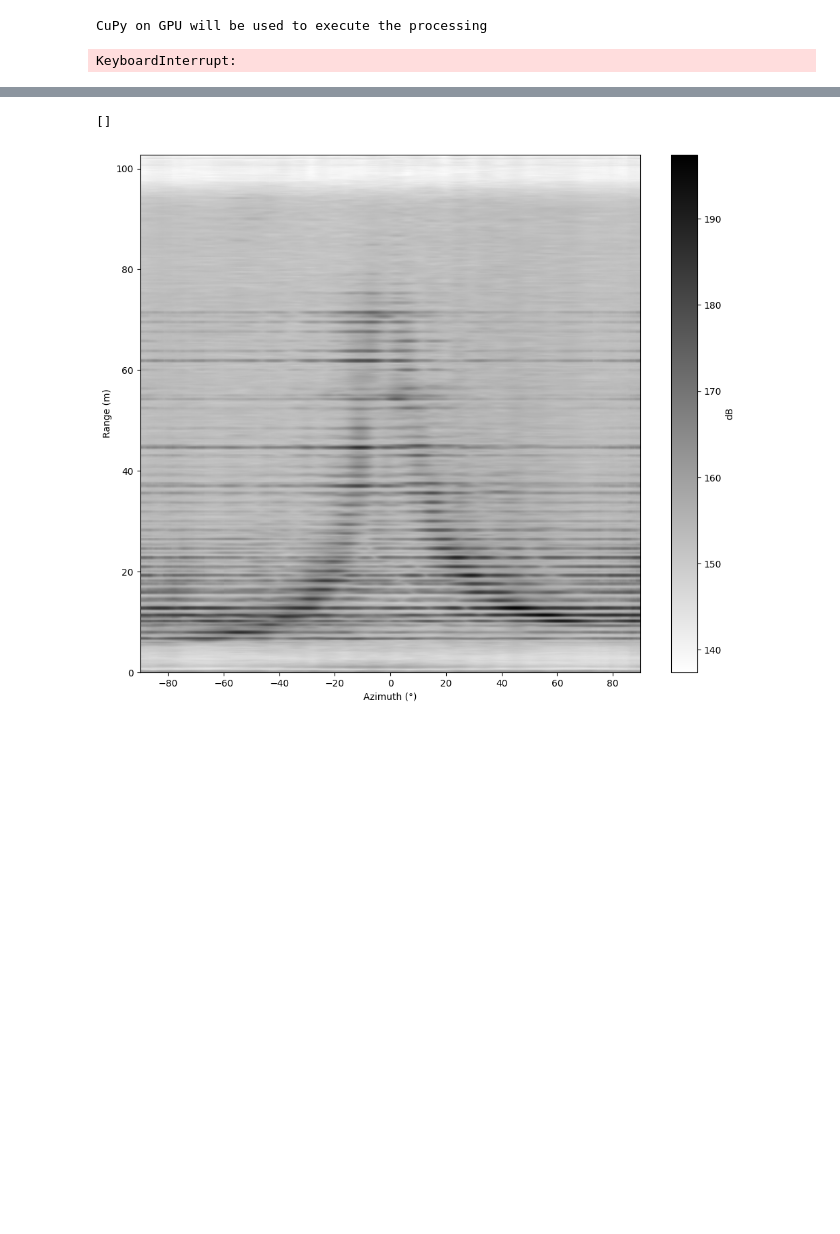
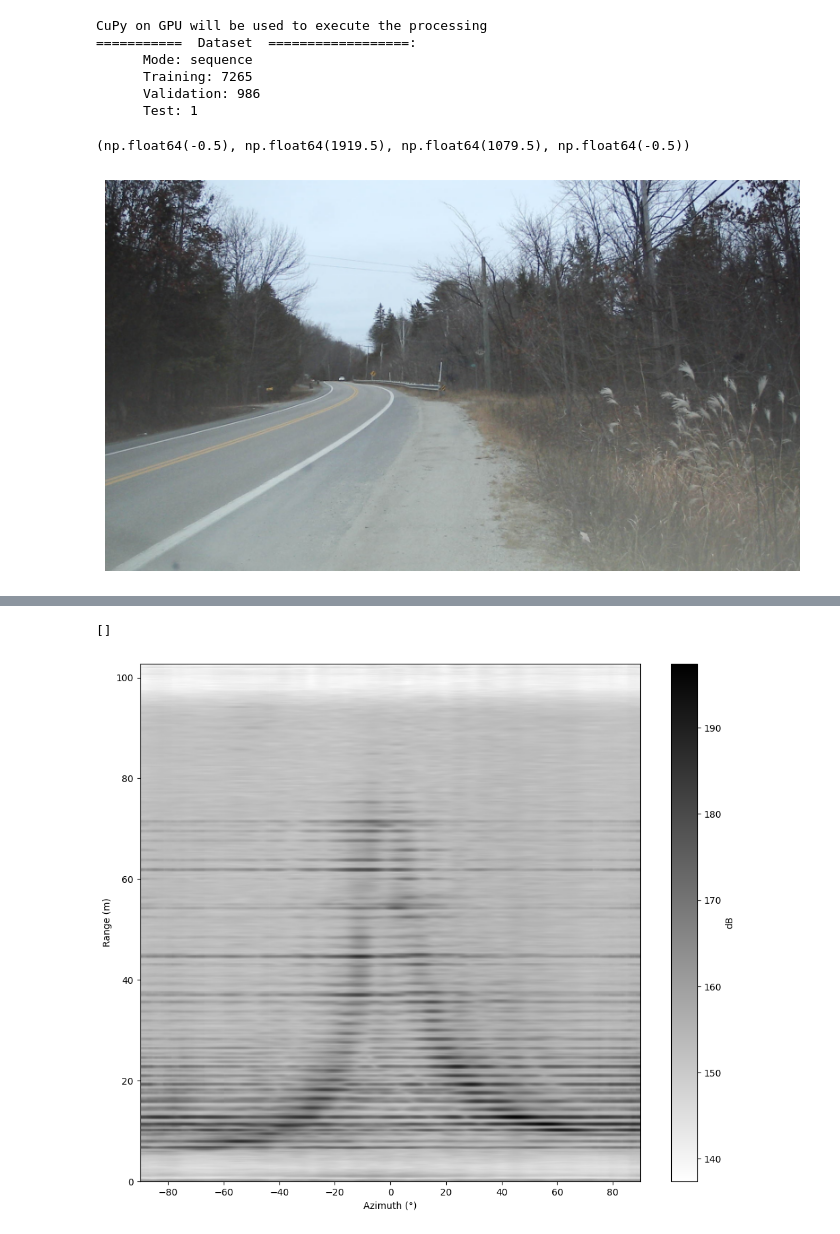
Before and after one commit to kouffsamuel/master_thesis, a Jupyter notebook: dataset/visualize.ipynb, the cells around one changed output, grey strips where cells are left out. Saved outputs shown, nothing was run; the diff lists cells and outputs as text; code cells hidden in the pictures; blank space fills up the shorter version.

```diff
--- a/dataset/visualize.ipynb
+++ b/dataset/visualize.ipynb
@@ -75,44 +75,44 @@ config = {
 enc = ra_encoder(geometry = config['dataset']['geometry'],
                         statistics = config['dataset']['statistics'],
                         regression_layer = 2)
 
 dataset = RADIal(root_dir = config['dataset']['root_dir'],
                         statistics= config['dataset']['statistics'],
                         encoder=enc.encode,
                         difficult=True,perform_FFT=config['data_mode'])
-root_folder = '/Benson_DATA3/Public/RADIal/raw_sequences/RECORD@2020-11-22_12.45.05'
+root_folder = '/Benson_DATA3/Public/RADIal/raw_sequences/RECORD@2020-11-22_12.25.47'
 db = SyncReader(root_folder,tolerance=20000, silent=True)
 
 RSP = RadarSignalProcessing('/home/skouff/RADIal/SignalProcessing/CalibrationTable.npy',method='RA',device='cuda',lib='CuPy')
-sample = db.GetSensorData(18)
+sample = db.GetSensorData(0)
 ra= RSP.run(sample['radar_ch0']['data'],sample['radar_ch1']['data'],sample['radar_ch2']['data'],sample['radar_ch3']['data'])
+
 
 # Find the corresponding item in the dataset
 train_loader, val_loader, test_loader = CreateDataLoaders(dataset,config['dataloader'],config['seed'])
 
 for data in test_loader:
     radar_FFT = data[0]
     segmap = data[1]
     out_label = data[2]
-    box_labels = data[3]
+    box_labels = data[3][0]
     image = data[4]
     break
 
 frame = cv2.cvtColor(sample['camera']['data'], cv2.COLOR_BGR2RGB)
 
 fig, ax = plt.subplots(figsize=(10, 10))
 ax.imshow(frame)
 ax.axis('off')
-box = box_labels
-for box in box_labels:
-    if box[0] == -1 :
-        break
-    rect = Rectangle(box[6:8],(box[8]-box[6]),(box[9]-box[7]),linewidth=3, edgecolor='r', facecolor='none')
-    ax.add_patch(rect)
-ax.axis('off')
 # %% [output]
 CuPy on GPU will be used to execute the processing
+===========  Dataset  ==================:
+      Mode: sequence
+      Training: 7265
+      Validation: 986
+      Test: 1
-KeyboardInterrupt:
+(np.float64(-0.5), np.float64(1919.5), np.float64(1079.5), np.float64(-0.5))
+[figure, added]
 # %%
 plt.figure(figsize=(12, 6))
 plt.plot(sample['radar_ch0']['data'], label='Ch0', color='blue')
```
Also changed, not shown: parts of 8 cells of this notebook, 23 other files.
